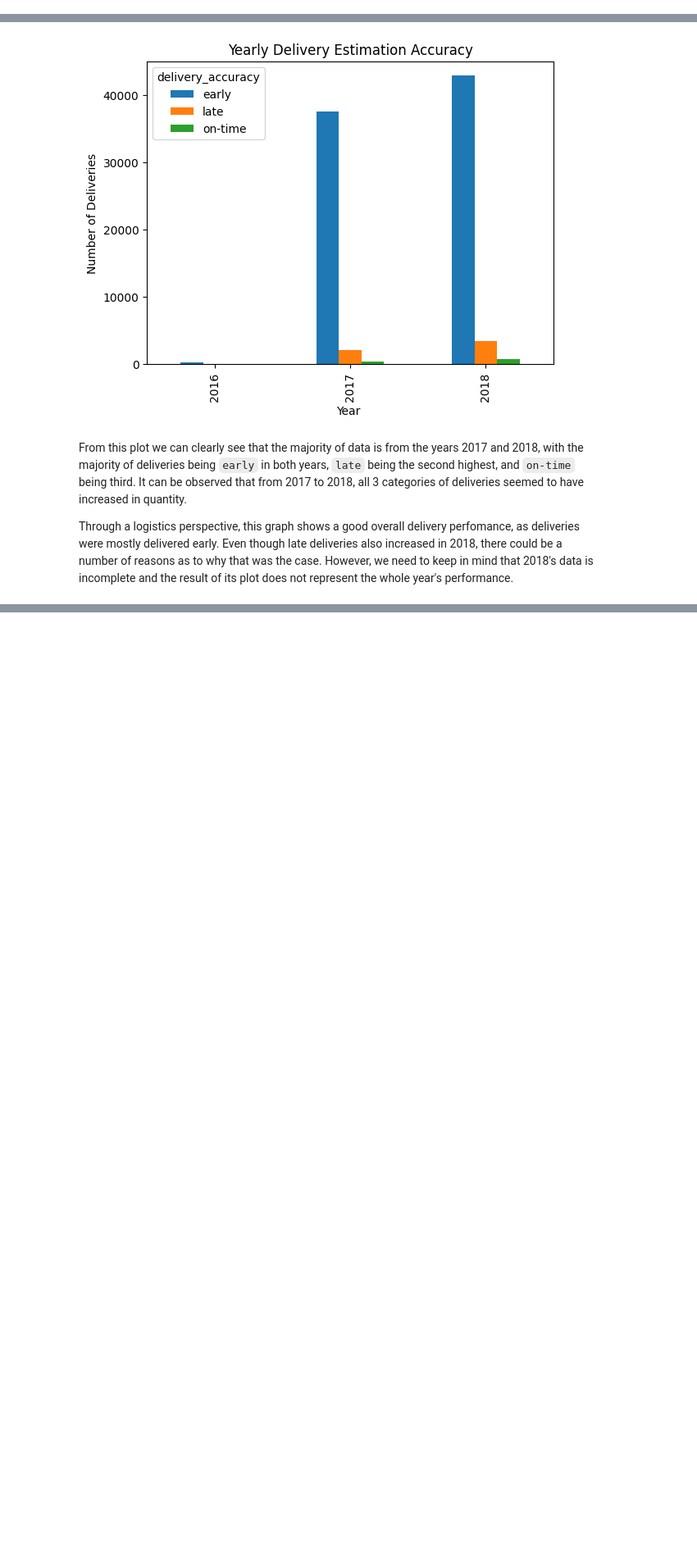
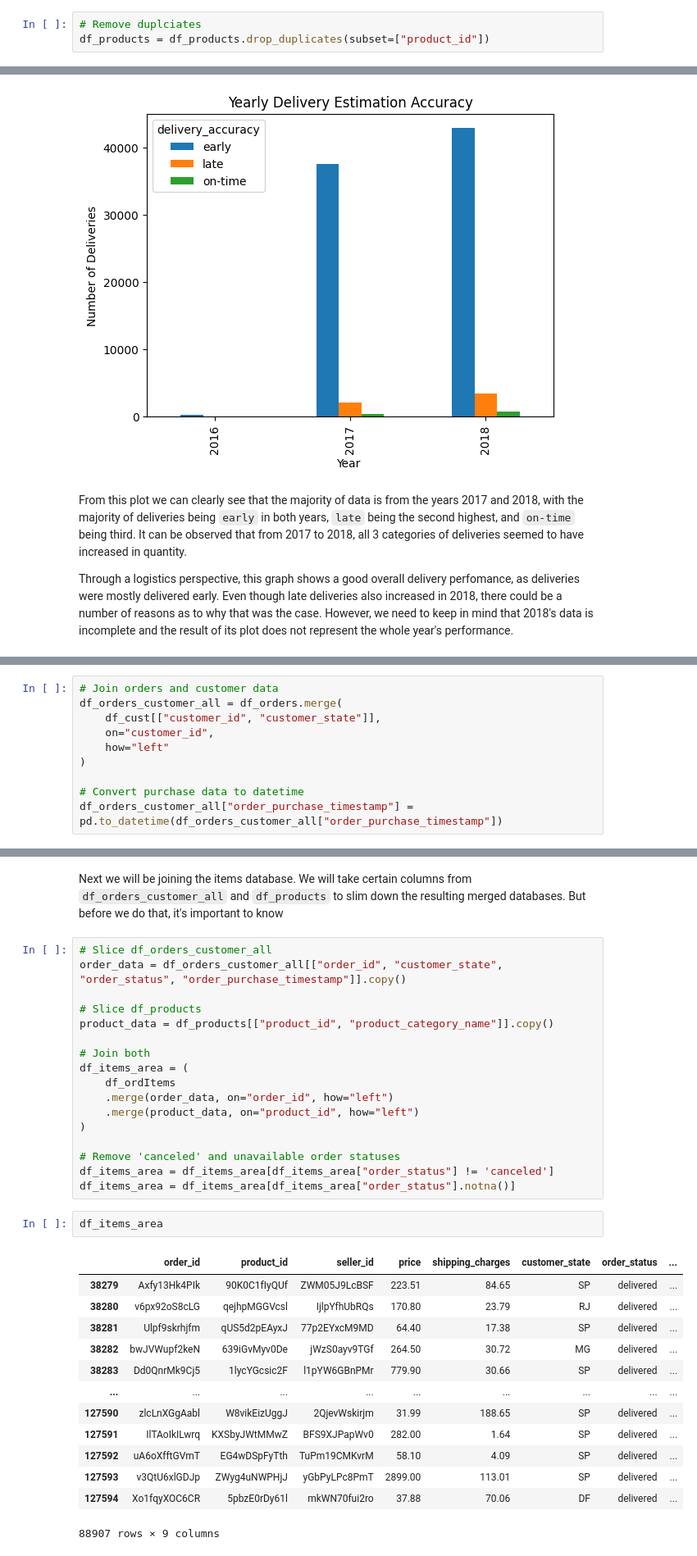
Before and after one commit to juanyeremia/ecommerce_sc_analysis, a Jupyter notebook: eda.ipynb, the cells around one changed output, grey strips where cells are left out. Shown: that part at 82% size. Cells and saved outputs as stored; diff of their text form; blank space fills up the shorter version.

Commit message:
Update: 1. Finished 4.2.A. 2. Started 4.3. Ordered Items Category per Area. 3. Mofidief df_prodcuts by removing duplicates.

```diff
--- a/eda.ipynb
+++ b/eda.ipynb
@@ -195,0 +185,3 @@ This dataset seems to be structurally sound, with the only issue being missing v
+# %%
+# Remove duplciates
+df_products = df_products.drop_duplicates(subset=["product_id"])
@@ -525,0 +537,10 @@ Through a logistics perspective, this graph shows a good overall delivery perfom
+# %%
+# Join orders and customer data
+df_orders_customer_all = df_orders.merge(
+    df_cust[["customer_id", "customer_state"]],
+    on="customer_id",
+    how="left"
+)
+
+# Convert purchase data to datetime
+df_orders_customer_all["order_purchase_timestamp"] = pd.to_datetime(df_orders_customer_all["order_purchase_timestamp"])
@@ -525,0 +559,35 @@ Through a logistics perspective, this graph shows a good overall delivery perfom
+# %% [markdown]
+Next we will be joining the items database. We will take certain columns from `df_orders_customer_all` and `df_products` to slim down the resulting merged databases. But before we do that, it's important to know
+# %%
+# Slice df_orders_customer_all
+order_data = df_orders_customer_all[["order_id", "customer_state", "order_status", "order_purchase_timestamp"]].copy()
+
+# Slice df_products
+product_data = df_products[["product_id", "product_category_name"]].copy()
+
+# Join both
+df_items_area = (
+    df_ordItems
+    .merge(order_data, on="order_id", how="left")
+    .merge(product_data, on="product_id", how="left")
+)
+
+# Remove 'canceled' and unavailable order statuses
+df_items_area = df_items_area[df_items_area["order_status"] != 'canceled']
+df_items_area = df_items_area[df_items_area["order_status"].notna()]
+# %%
+df_items_area
+# %% [output]
+|  | order_id | product_id | seller_id | price | shipping_charges | customer_state | order_status | ... |
+| 38279 | Axfy13Hk4PIk | 90K0C1fIyQUf | ZWM05J9LcBSF | 223.51 | 84.65 | SP | delivered | ... |
+| 38280 | v6px92oS8cLG | qejhpMGGVcsl | IjlpYfhUbRQs | 170.80 | 23.79 | RJ | delivered | ... |
+| 38281 | Ulpf9skrhjfm | qUS5d2pEAyxJ | 77p2EYxcM9MD | 64.40 | 17.38 | SP | delivered | ... |
+| 38282 | bwJVWupf2keN | 639iGvMyv0De | jWzS0ayv9TGf | 264.50 | 30.72 | MG | delivered | ... |
+| 38283 | Dd0QnrMk9Cj5 | 1lycYGcsic2F | l1pYW6GBnPMr | 779.90 | 30.66 | SP | delivered | ... |
+| ... | ... | ... | ... | ... | ... | ... | ... | ... |
+| 127590 | zlcLnXGgAabl | W8vikEizUggJ | 2QjevWskirjm | 31.99 | 188.65 | SP | delivered | ... |
+| 127591 | IlTAoIkILwrq | KXSbyJWtMMwZ | BFS9XJPapWv0 | 282.00 | 1.64 | SP | delivered | ... |
+| 127592 | uA6oXfftGVmT | EG4wDSpFyTth | TuPm19CMKvrM | 58.10 | 4.09 | SP | delivered | ... |
+| 127593 | v3QtU6xlGDJp | ZWyg4uNWPHjJ | yGbPyLPc8PmT | 2899.00 | 113.01 | SP | delivered | ... |
+| 127594 | Xo1fqyXOC6CR | 5pbzE0rDy61l | mkWN70fui2ro | 37.88 | 70.06 | DF | delivered | ... |
+88907 rows × 9 columns
```
Also changed, not shown: parts of 7 cells of this notebook.
